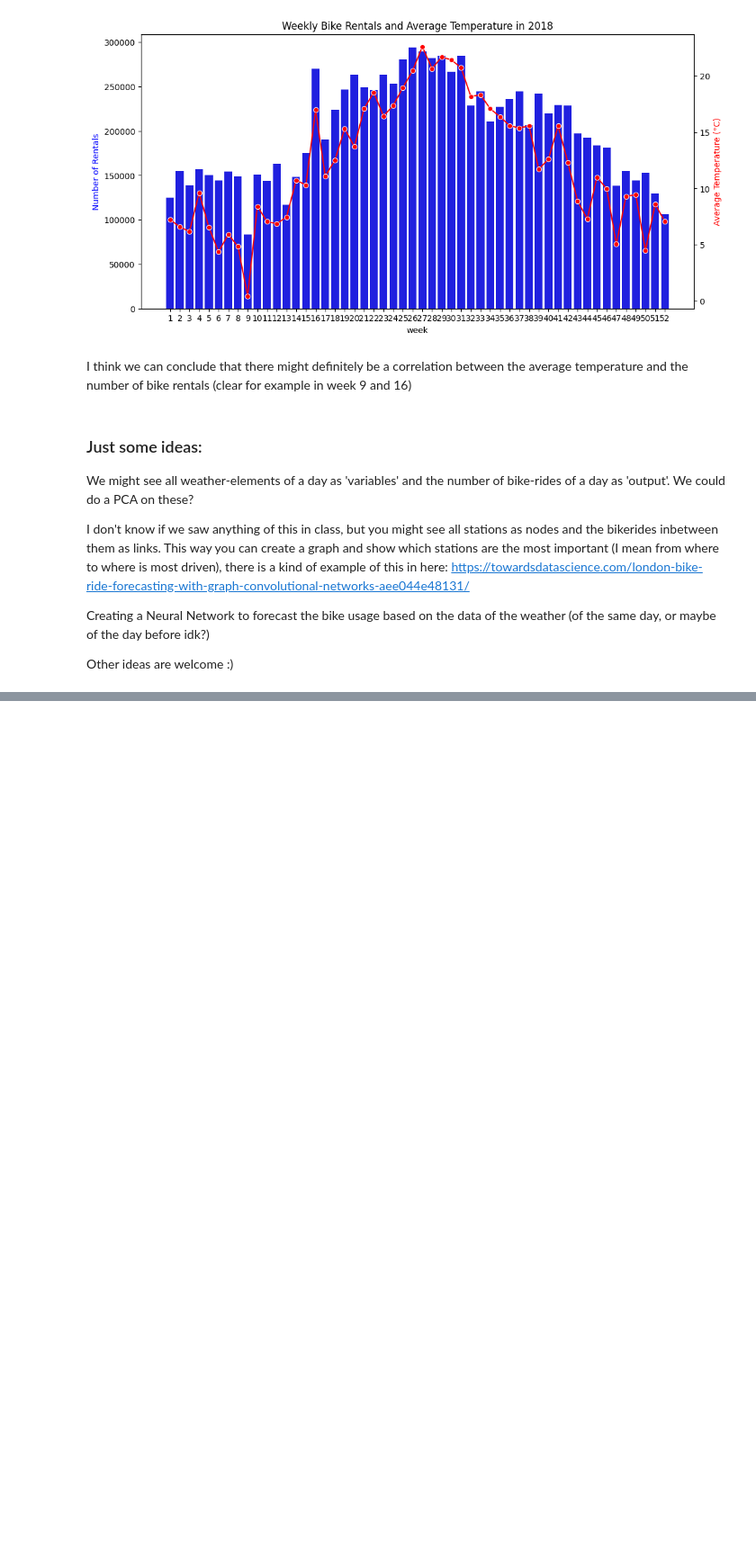
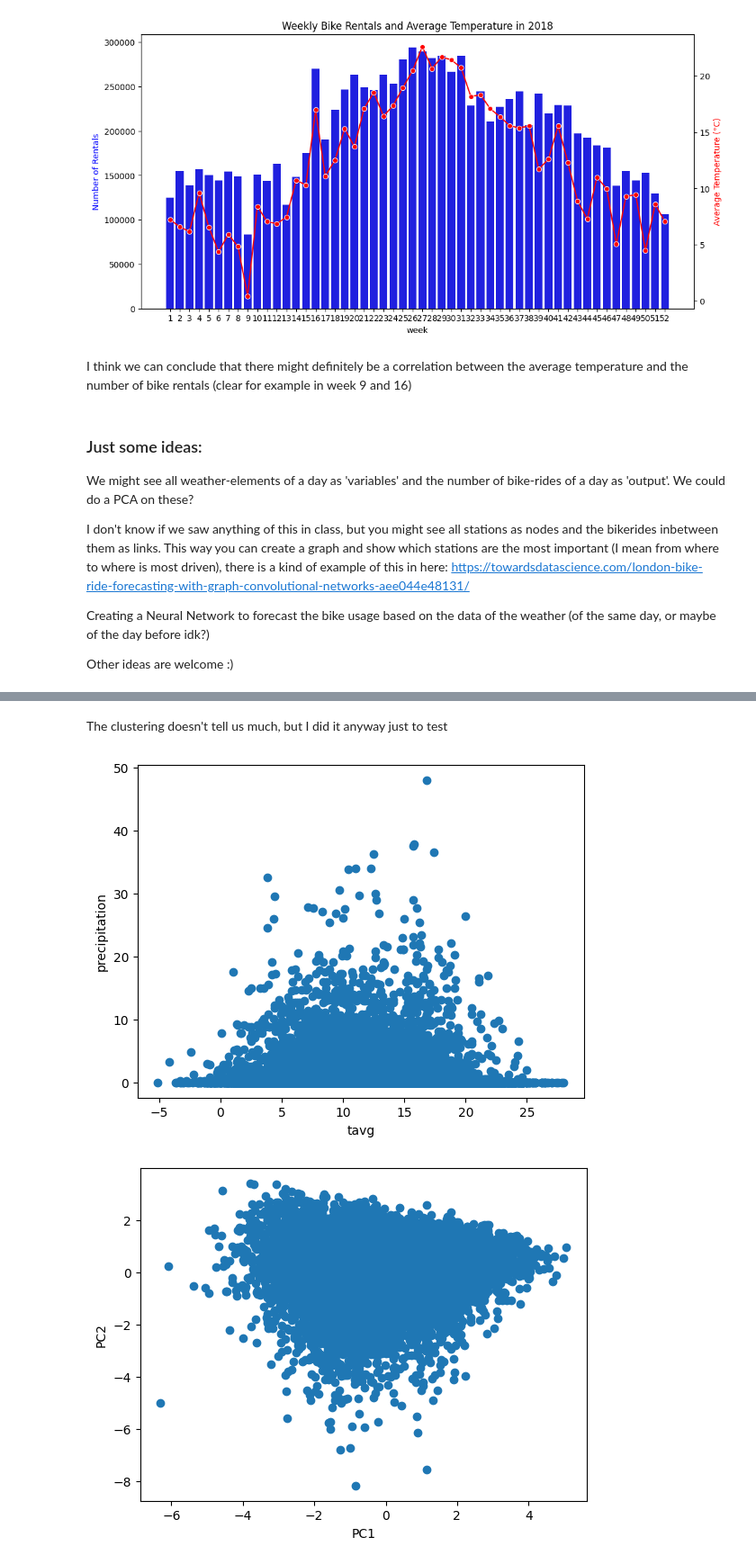
Before and after one commit to LotsAr/DataDrivenProject, a Jupyter notebook: ProjectCode.ipynb, the cells around one changed output, grey strips where cells are left out. Shown at 90% size. Cells and saved outputs as stored; diff of their text form; code cells hidden in the pictures; blank space fills up the shorter version.

```diff
--- a/ProjectCode.ipynb
+++ b/ProjectCode.ipynb
@@ -162,0 +234,15 @@ Other ideas are welcome :)
+# %% [markdown]
+The clustering doesn't tell us much, but I did it anyway just to test
+# %%
+plt.scatter(start_data.loc[:, 'tavg'], start_data.loc[:, 'prcp']) #bad clustering
+plt.xlabel('tavg')
+plt.ylabel('precipitation')
+plt.show()
+
+plt.scatter(Z[:, 0], Z[:, 1])
+plt.xlabel('PC1')
+plt.ylabel('PC2')
+plt.show() #better clustering
+# %% [output]
+[figure, added]
+[figure, added]
```
Also changed, not shown: parts of 6 cells of this notebook.
